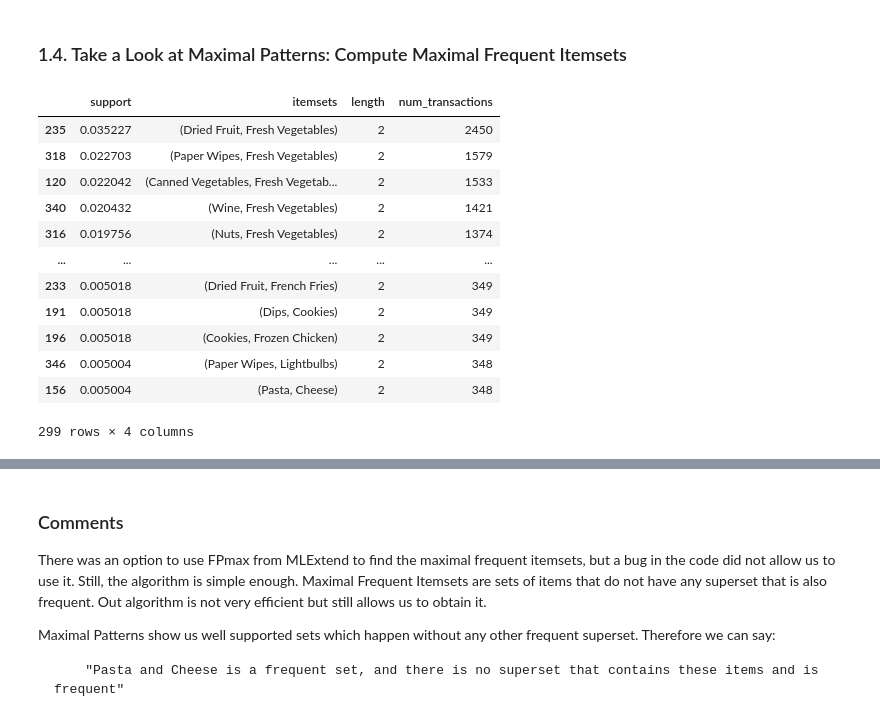
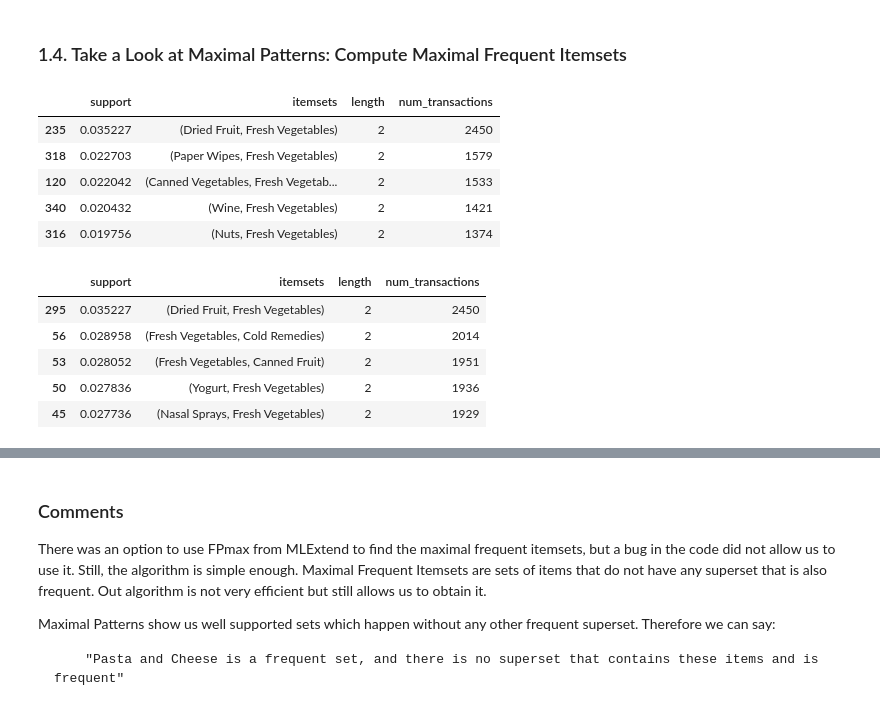
Before and after one commit to Gustavo-SF/DataMining-Project-1, a Jupyter notebook: PD_201920_Project.ipynb, the cells around one changed output, grey strips where cells are left out. Saved outputs shown, nothing was run; the diff lists cells and outputs as text; code cells hidden in the pictures.

```diff
--- a/PD_201920_Project.ipynb
+++ b/PD_201920_Project.ipynb
@@ -347,19 +355,22 @@ for row in frequent_itemsets.index:
         if frequent_itemsets['itemsets'][row].issubset(frequent_itemsets['itemsets'][comparison_row]):
             maximal_itemsets = maximal_itemsets.drop([row], axis=0)
             break
+maximal_itemsets = maximal_itemsets.sort_values('support',ascending = False)
-# %%
-maximal_itemsets
-# %% [output]
-|  | support | itemsets | length | num_transactions |
-| 235 | 0.035227 | (Dried Fruit, Fresh Vegetables) | 2 | 2450 |
-| 318 | 0.022703 | (Paper Wipes, Fresh Vegetables) | 2 | 1579 |
-| 120 | 0.022042 | (Canned Vegetables, Fresh Vegetab... | 2 | 1533 |
-| 340 | 0.020432 | (Wine, Fresh Vegetables) | 2 | 1421 |
-| 316 | 0.019756 | (Nuts, Fresh Vegetables) | 2 | 1374 |
-| ... | ... | ... | ... | ... |
-| 233 | 0.005018 | (Dried Fruit, French Fries) | 2 | 349 |
-| 191 | 0.005018 | (Dips, Cookies) | 2 | 349 |
-| 196 | 0.005018 | (Cookies, Frozen Chicken) | 2 | 349 |
-| 346 | 0.005004 | (Paper Wipes, Lightbulbs) | 2 | 348 |
-| 156 | 0.005004 | (Pasta, Cheese) | 2 | 348 |
-299 rows × 4 columns
+# %%
+maximal_itemsets[maximal_itemsets['length']==2].head()
+# %% [output]
+|  | support | itemsets | length | num_transactions |
+| 235 | 0.035227 | (Dried Fruit, Fresh Vegetables) | 2 | 2450 |
+| 318 | 0.022703 | (Paper Wipes, Fresh Vegetables) | 2 | 1579 |
+| 120 | 0.022042 | (Canned Vegetables, Fresh Vegetab... | 2 | 1533 |
+| 340 | 0.020432 | (Wine, Fresh Vegetables) | 2 | 1421 |
+| 316 | 0.019756 | (Nuts, Fresh Vegetables) | 2 | 1374 |
+# %%
+maximal_frequent_itemsets[maximal_frequent_itemsets['length']==2].head()
+# %% [output]
+|  | support | itemsets | length | num_transactions |
+| 295 | 0.035227 | (Dried Fruit, Fresh Vegetables) | 2 | 2450 |
+| 56 | 0.028958 | (Fresh Vegetables, Cold Remedies) | 2 | 2014 |
+| 53 | 0.028052 | (Fresh Vegetables, Canned Fruit) | 2 | 1951 |
+| 50 | 0.027836 | (Yogurt, Fresh Vegetables) | 2 | 1936 |
+| 45 | 0.027736 | (Nasal Sprays, Fresh Vegetables) | 2 | 1929 |
```
Also changed, not shown: parts of 13 cells of this notebook.
